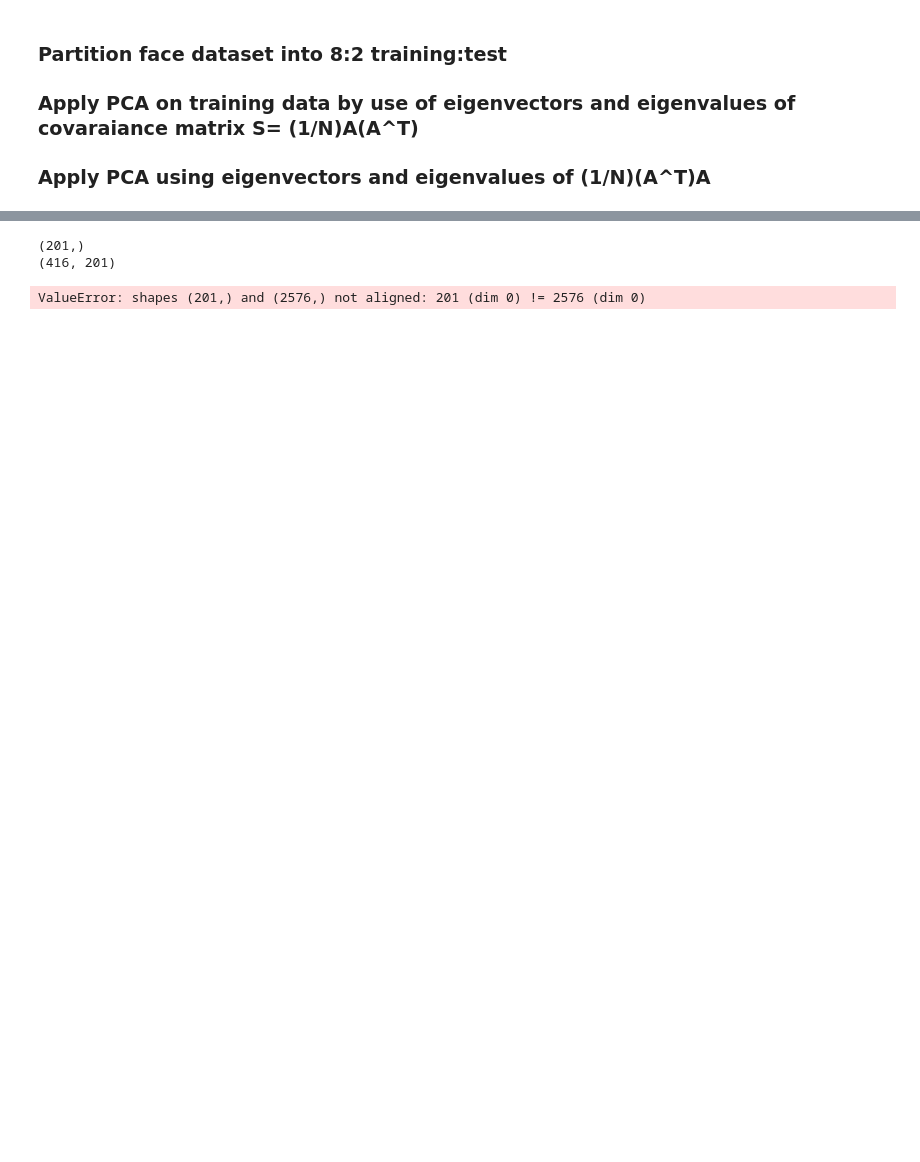
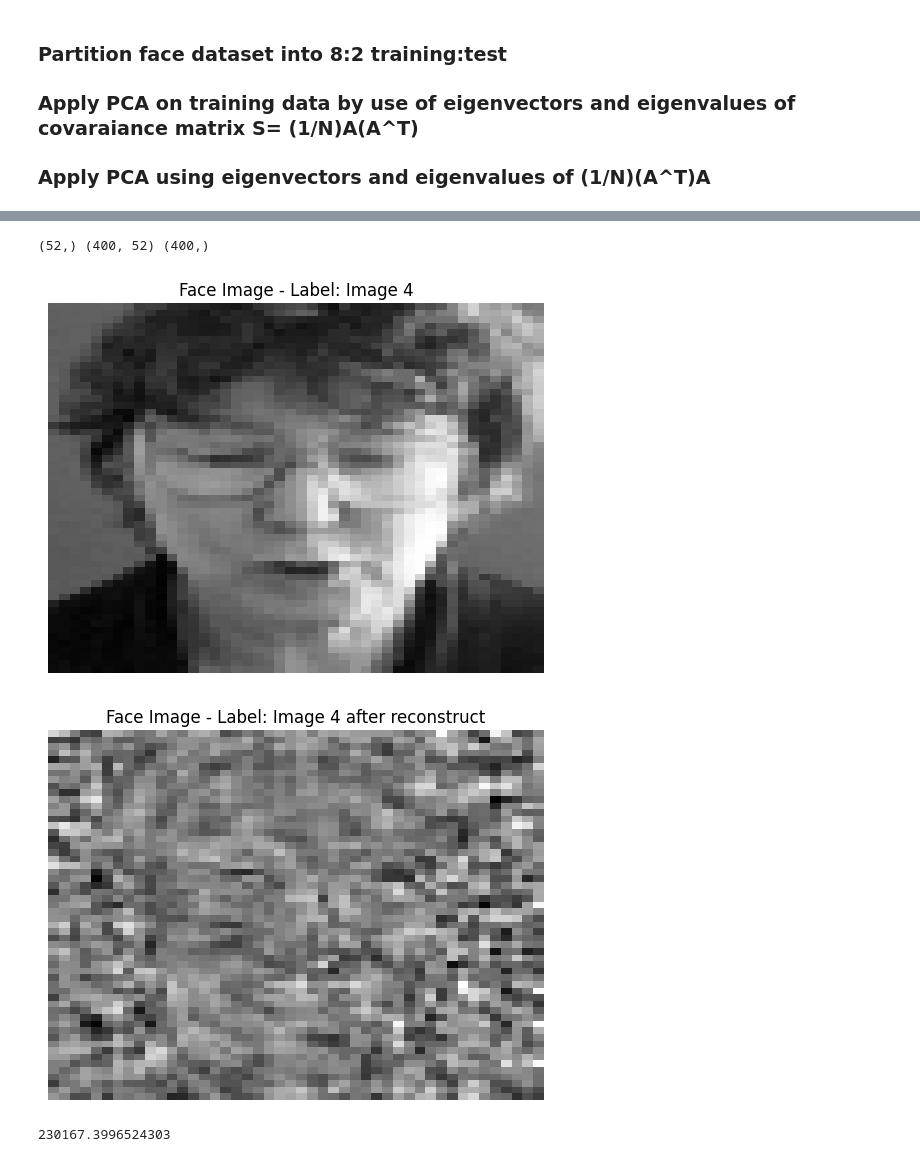
Before and after one commit to Swar2424/CS, a Jupyter notebook: lda-q2.ipynb, the cells around one changed output, grey strips where cells are left out. Drawn from its saved outputs; the diff is of its cells as text; code cells hidden in the pictures; blank space fills up the shorter version.

```diff
--- a/lda-q2.ipynb
+++ b/lda-q2.ipynb
@@ -159,12 +159,11 @@ def test_image(img, eigenvects, mean, display=0):
 # %%
 X_train, X_test = Q1_partition(data)
 
-eigenvalues_ATA, eigenvectors_PCA, mean_PCA, S = PCA(X_train, 200, 1)
+eigenvalues_ATA, eigenvectors_PCA, mean_PCA, A = PCA_(X_train, 200, 1)
 
-print(S.shape, eigenvectors_PCA.shape)
+print(A.shape, eigenvectors_PCA.shape)
 
-projections = np.array([deconstruct(X_train[i], eigenvectors_PCA, mean_PCA) for i in range(len(X_train))])
-print(projections.shape)
+W = eigenvectors_PCA
 # %% [output]
 batch: (416, 2576)
 A: (416, 2576)
@@ -191,15 +200,31 @@ ST :  (416, 416)
 # %%
-projections = np.array([deconstruct(X_train[i], eigenvectors_PCA, mean_PCA) for i in range(len(X_train))])
-mean_projected = np.mean(projections, axis=0)
-print(mean_projected.shape)
-print(projections.shape)
+def test_image_LDA(img_or, img, eigenvects, mean, W, mean_PCA, display=0):
+    #Returns norm of reconstruction error, can display images
 
-print(test_image(projections[0,:] , eigenvectors, mean_projected, 1))
-print(np.mean([test_image(deconstruct(X[:, i], eigenvectors_PCA, mean_PCA), eigenvectors, mean, 0) for i in range(len(X[0]))]))  #mean error
+    projected = deconstruct(img, eigenvects, mean)
+    print(projected.shape, eigenvects.shape, mean.shape)
+    re_image = reconstruct(reconstruct(projected, eigenvects, mean), W.T, mean_PCA)
+
+    if display :
+        display_image(img_or, "Image 4")
+        display_image(re_image, "Image 4 after reconstruct")
+    return(np.linalg.norm(img_or-re_image))
+
+
+#projections = np.array([deconstruct(X_train[i], eigenvectors_PCA, mean_PCA) for i in range(len(X_train))])
+#mean_projected = np.mean(projections, axis=0)
+#print(mean_projected.shape)
+#print(projections.shape)
+
+#print(test_image(X[:, 1], W.T, mean_PCA, 1))
+print(test_image_LDA(X_train[1, :], Xr[1,:], eigenvectors, mean, W, mean_PCA, 1))
+#print(test_image_LDA(X[:, 1] , eigenvectors, mean_projected, eigenvectors_PCA, mean_PCA, 1))
+#print(np.mean([test_image_LDA(X[:, i], eigenvectors, mean_projected, eigenvectors_PCA, mean_PCA, 0) for i in range(len(X[0]))]))  #mean error
 # %% [output]
-(201,)
-(416, 201)
+(52,) (400, 52) (400,)
+[figure, added]
+[figure, added]
-ValueError: shapes (201,) and (2576,) not aligned: 201 (dim 0) != 2576 (dim 0)
+230167.3996524303
 # %%
 def testing_NN(image, projections, eigenvects, mean) :
     #Finds which training image correspond best to this image
```
Also changed, not shown: parts of 8 cells of this notebook.
